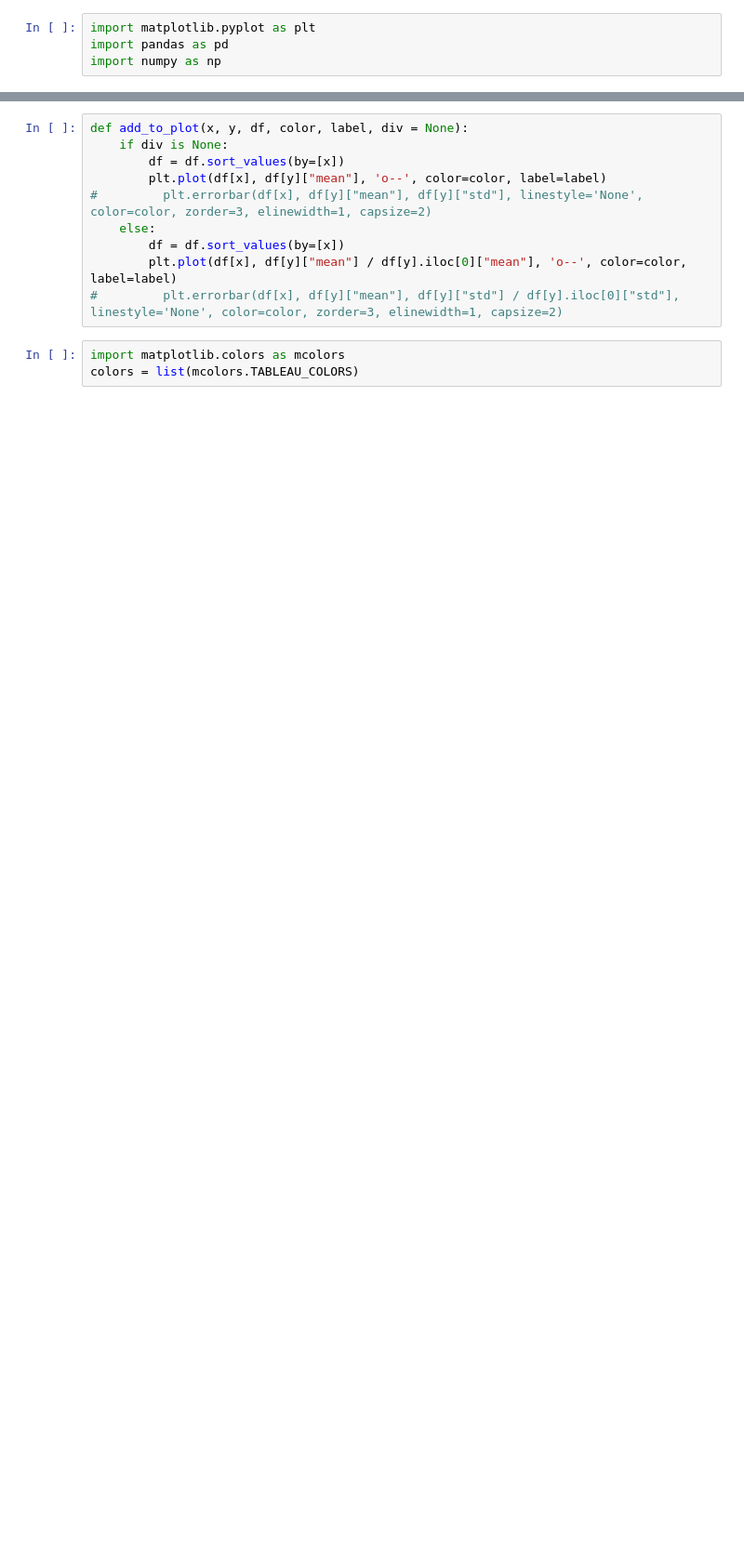
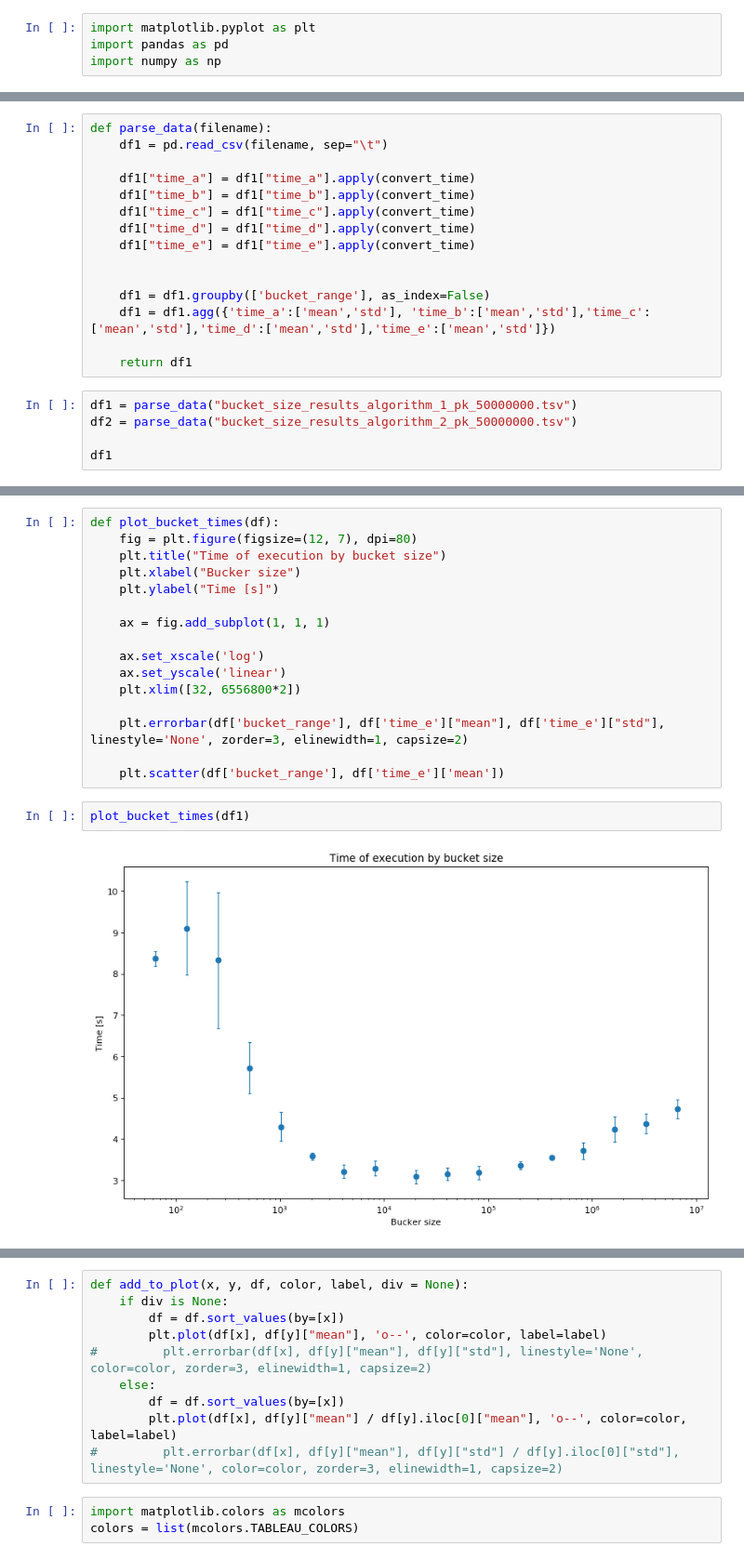
Before and after one commit to matix522/mpr_opnemp, a Jupyter notebook: notebook.ipynb, the cells around one changed output, grey strips where cells are left out. Shown: that part at 93% size. Cells and saved outputs as stored; diff of their text form; blank space fills up the shorter version.

```diff
--- a/notebook.ipynb
+++ b/notebook.ipynb
@@ -4,0 +34,20 @@ import numpy as np
+# %%
+def parse_data(filename):
+    df1 = pd.read_csv(filename, sep="\t")
+
+    df1["time_a"] = df1["time_a"].apply(convert_time)
+    df1["time_b"] = df1["time_b"].apply(convert_time)
+    df1["time_c"] = df1["time_c"].apply(convert_time)
+    df1["time_d"] = df1["time_d"].apply(convert_time)
+    df1["time_e"] = df1["time_e"].apply(convert_time)
+
+
+    df1 = df1.groupby(['bucket_range'], as_index=False)
+    df1 = df1.agg({'time_a':['mean','std'], 'time_b':['mean','std'],'time_c':['mean','std'],'time_d':['mean','std'],'time_e':['mean','std']})
+
+    return df1
+# %%
+df1 = parse_data("bucket_size_results_algorithm_1_pk_50000000.tsv")
+df2 = parse_data("bucket_size_results_algorithm_2_pk_50000000.tsv")
+
+df1
@@ -4,0 +96,20 @@ import numpy as np
+# %%
+def plot_bucket_times(df):
+    fig = plt.figure(figsize=(12, 7), dpi=80)
+    plt.title("Time of execution by bucket size")
+    plt.xlabel("Bucker size")
+    plt.ylabel("Time [s]")
+
+    ax = fig.add_subplot(1, 1, 1)
+
+    ax.set_xscale('log')
+    ax.set_yscale('linear')
+    plt.xlim([32, 6556800*2])
+
+    plt.errorbar(df['bucket_range'], df['time_e']["mean"], df['time_e']["std"], linestyle='None', zorder=3, elinewidth=1, capsize=2)
+
+    plt.scatter(df['bucket_range'], df['time_e']['mean'])
+# %%
+plot_bucket_times(df1)
+# %% [output]
+[figure, added]
```
Also changed, not shown: parts of 11 cells of this notebook, 3 other files.
